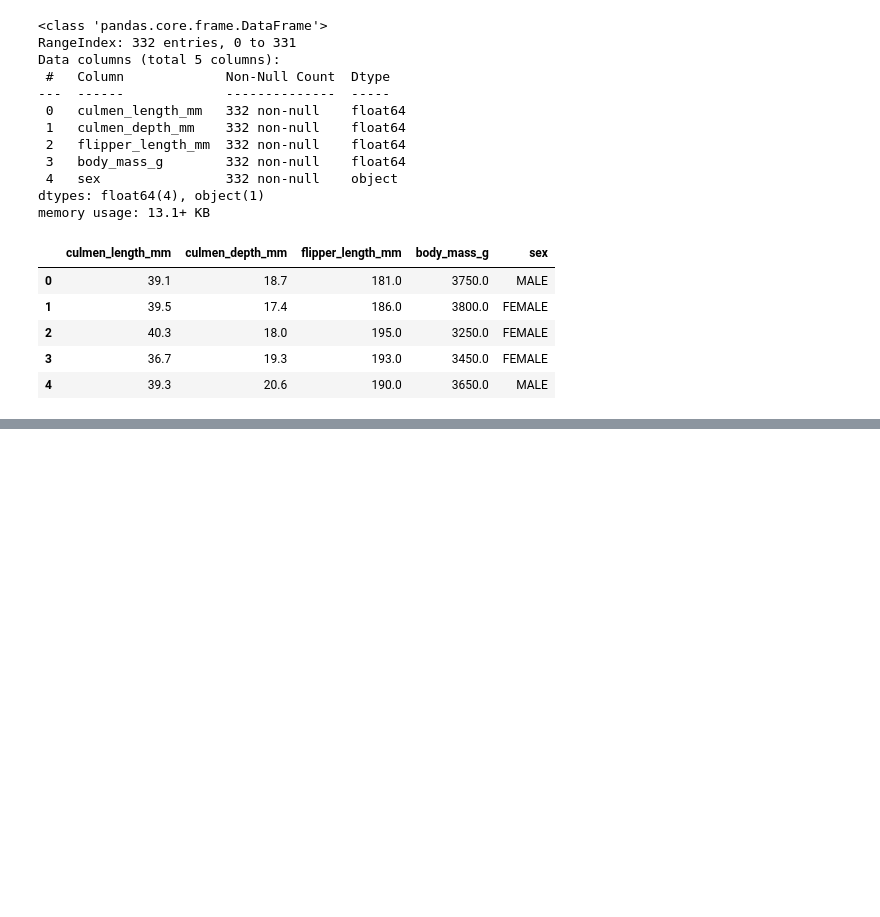
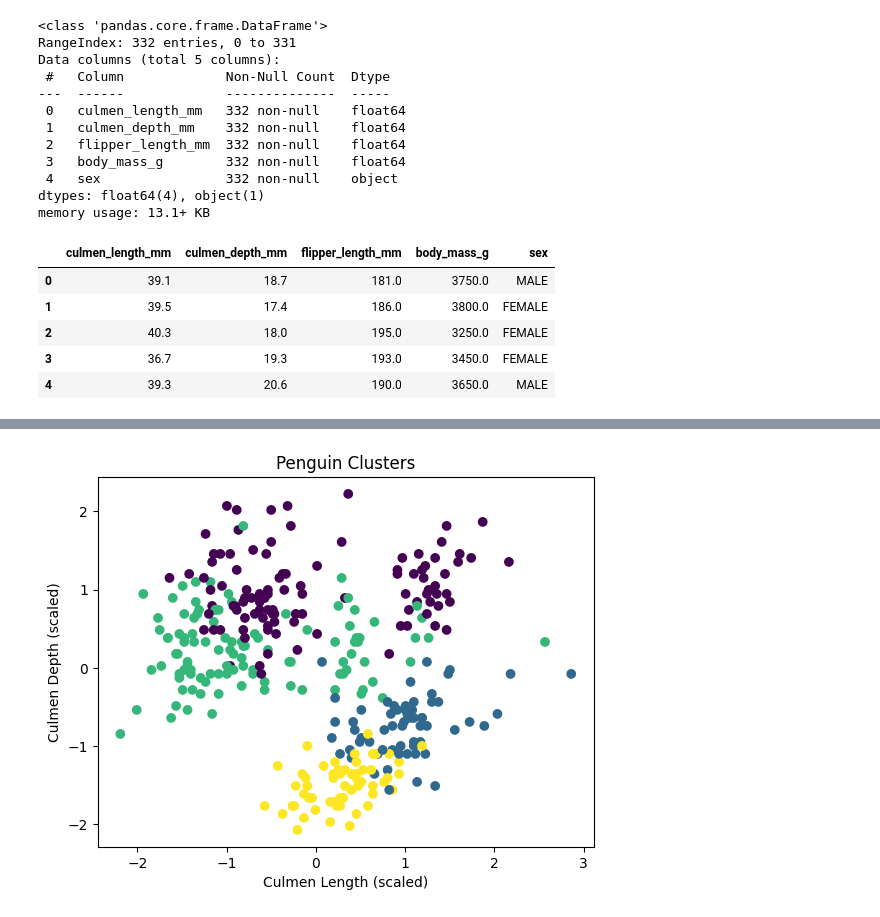
Before and after one commit to thelastmedici/ML_notebook, a Jupyter notebook: Clustering_penguin_species/notebook.ipynb, the cells around one changed output, grey strips where cells are left out. Saved outputs shown, nothing was run; the diff lists cells and outputs as text; code cells hidden in the pictures; blank space fills up the shorter version.

Commit message:
added visualization for clusters

```diff
--- a/Clustering_penguin_species/notebook.ipynb
+++ b/Clustering_penguin_species/notebook.ipynb
@@ -99,0 +95,8 @@ penguin_df
+# %%
+plt.scatter(X_scaled['culmen_length_mm'], X_scaled['culmen_depth_mm'], c=penguin_df['clusters'])
+plt.title('Penguin Clusters')
+plt.xlabel('Culmen Length (scaled)')
+plt.ylabel('Culmen Depth (scaled)')
+plt.show()
+# %% [output]
+[figure, added]
```
Also changed, not shown: parts of 3 cells of this notebook.
